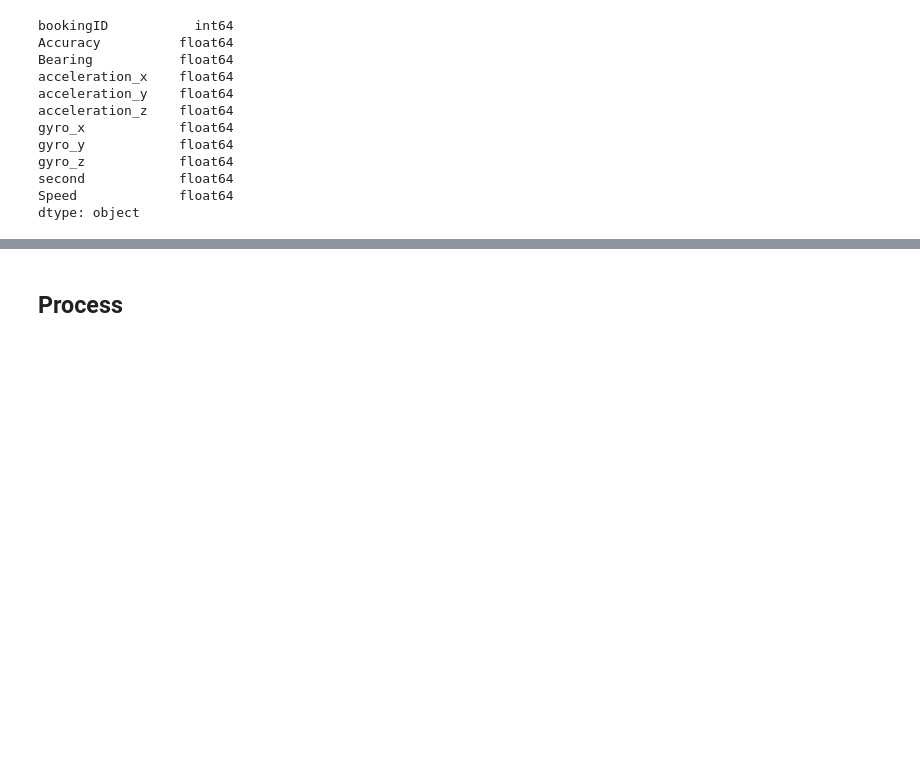
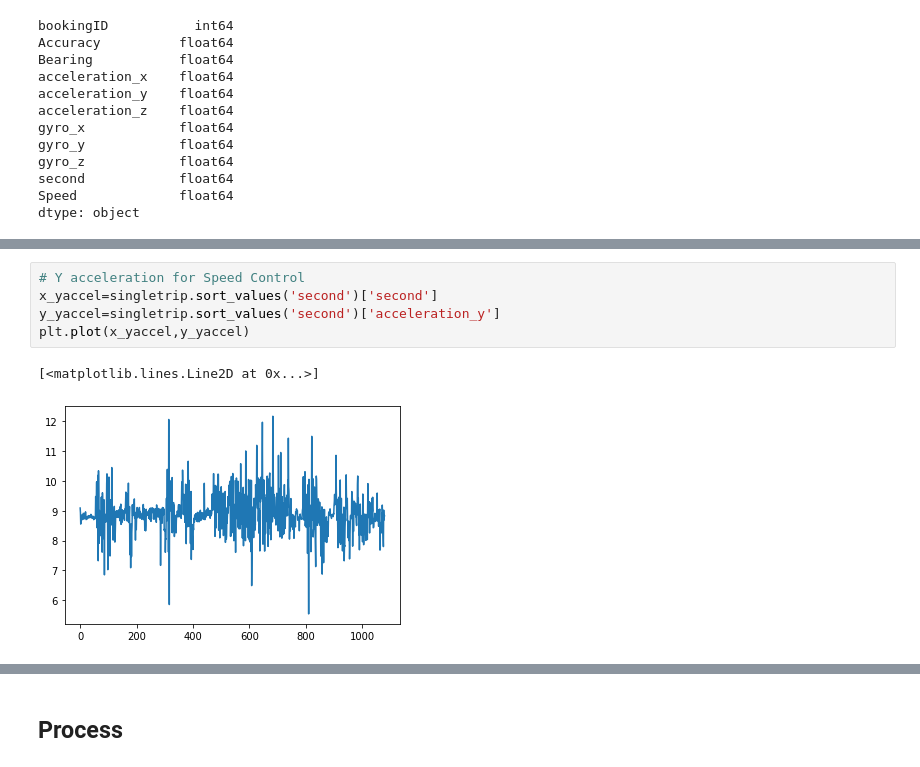
Before and after one commit to lswh/safe-driver-sweet-lover, a Jupyter notebook: SafeDriverSweetLover.ipynb, the cells around one changed output, grey strips where cells are left out. Saved outputs shown, nothing was run; the diff lists cells and outputs as text; blank space fills up the shorter version.

```diff
--- a/SafeDriverSweetLover.ipynb
+++ b/SafeDriverSweetLover.ipynb
@@ -101,0 +134,8 @@ dtype: object
+# %%
+# Y acceleration for Speed Control
+x_yaccel=singletrip.sort_values('second')['second']
+y_yaccel=singletrip.sort_values('second')['acceleration_y']
+plt.plot(x_yaccel,y_yaccel)
+# %% [output]
+[<matplotlib.lines.Line2D at 0x...>]
+[figure, added]
```
Also changed, not shown: parts of 8 cells of this notebook.
